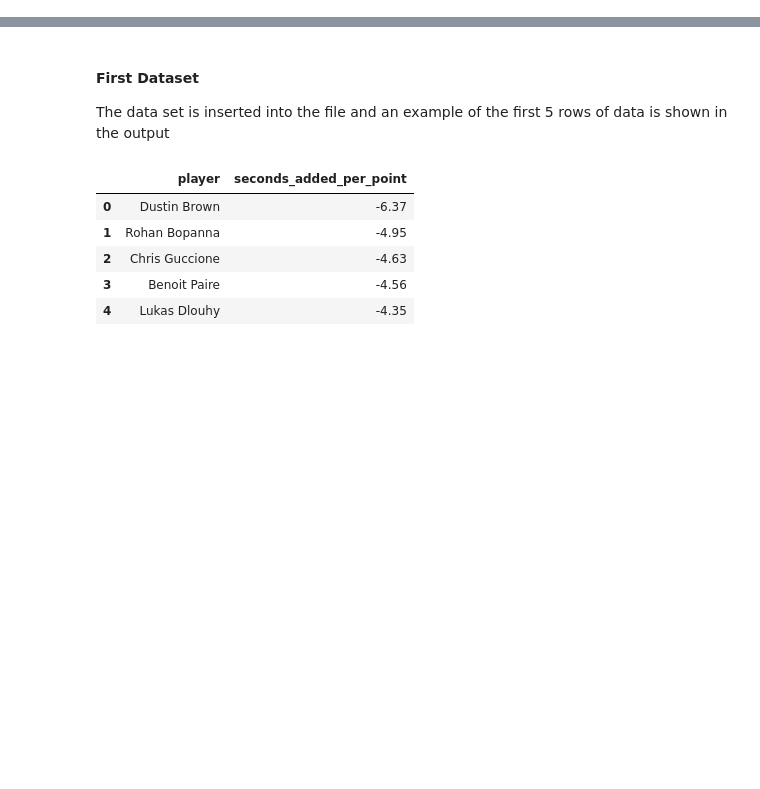
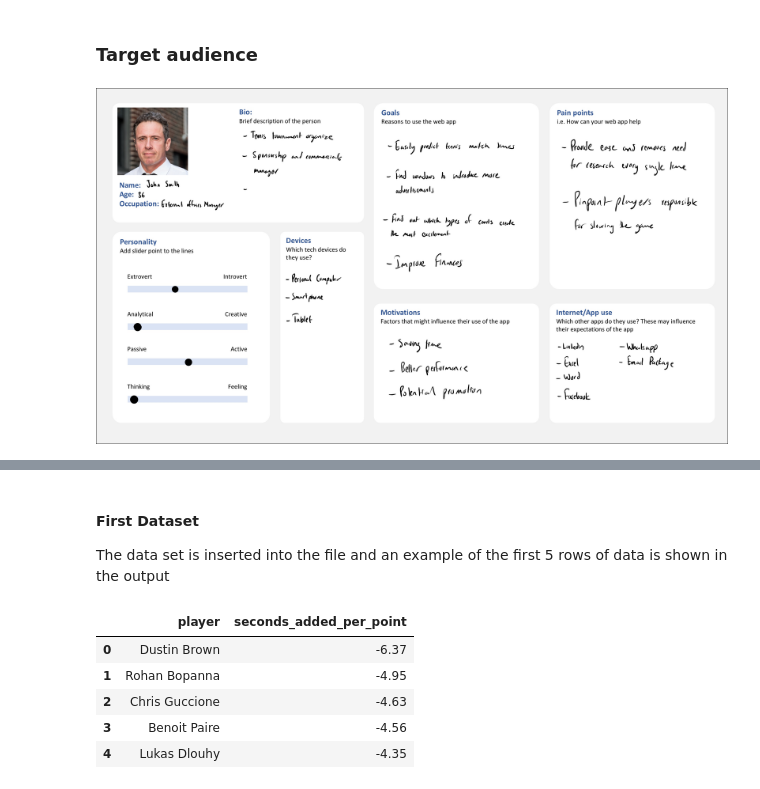
Before and after one commit to KhalidAgha20/coursework-1-KhalidAgha20, a Jupyter notebook: README.ipynb, the cells around one changed output, grey strips where cells are left out. Drawn from its saved outputs; the diff is of its cells as text; code cells hidden in the pictures; blank space fills up the shorter version.

```diff
--- a/README.ipynb
+++ b/README.ipynb
@@ -126,0 +110,7 @@ repeatedly during the analysis
+# %% [markdown]
+### Target audience
+# %%
+from IPython import display
+display.Image("img/persona.jpg")
+# %% [output]
+[figure, added]
```
Also changed, not shown: parts of 3 cells of this notebook.
